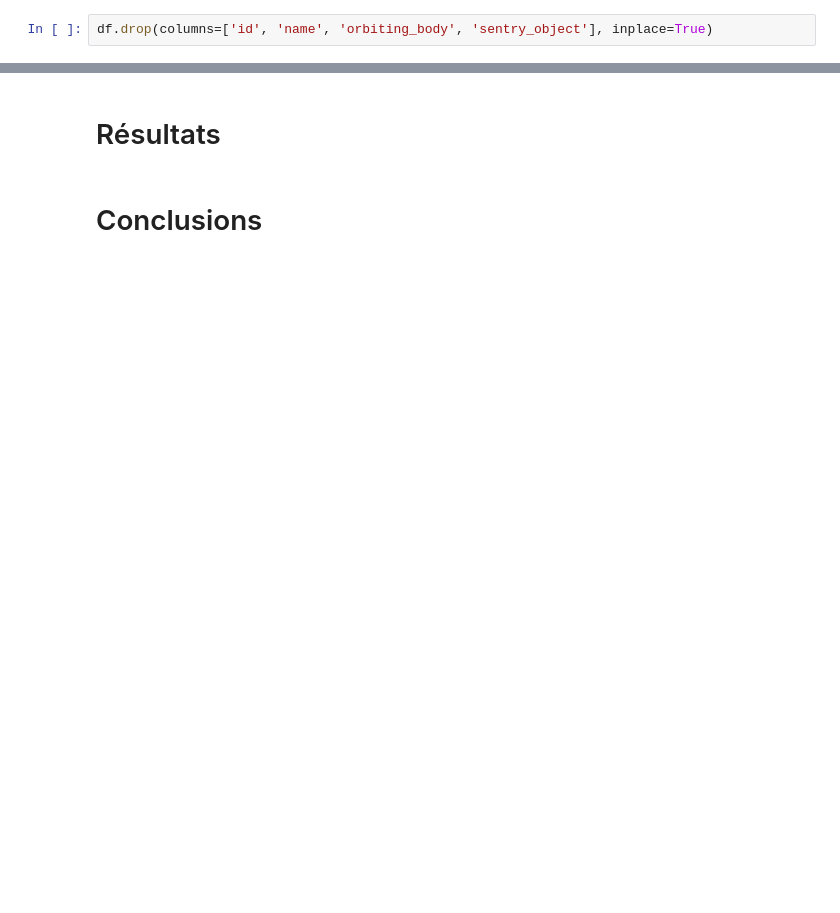
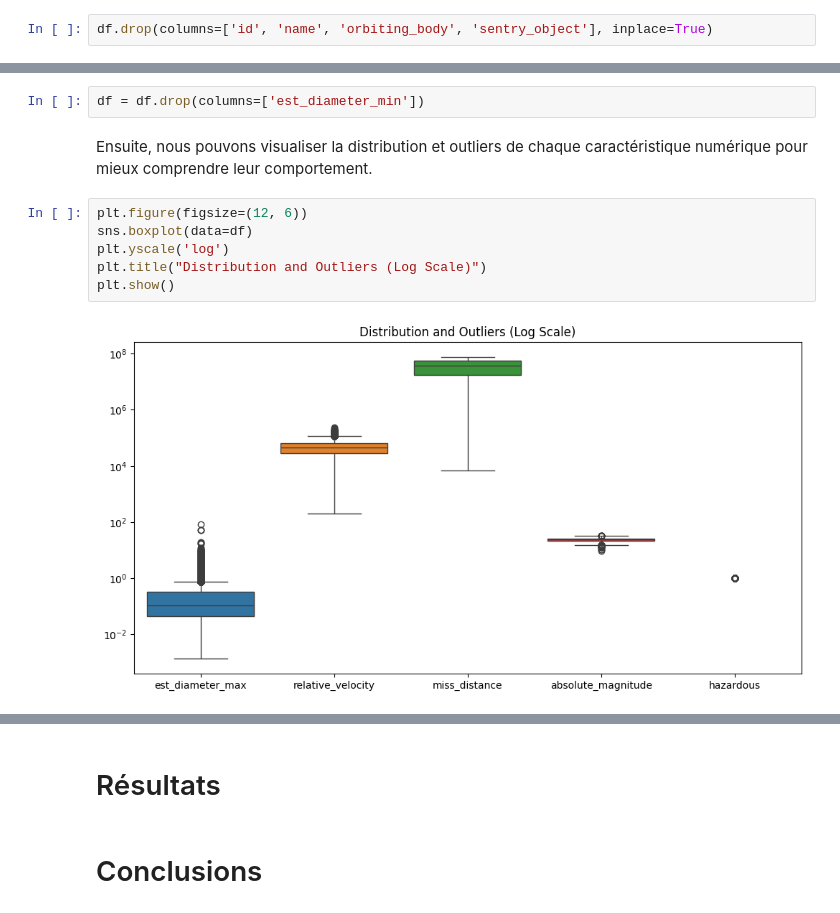
Before and after one commit to RobinBecard/NASA_Near-Earth-Objects_Classification, a Jupyter notebook: notebooks/IFT712_Project.ipynb, the cells around one changed output, grey strips where cells are left out. Drawn from its saved outputs; the diff is of its cells as text; blank space fills up the shorter version.

```diff
--- a/notebooks/IFT712_Project.ipynb
+++ b/notebooks/IFT712_Project.ipynb
@@ -220,0 +234,12 @@ Pour finir, nous ne prenons bien évidemment pas l'attribut hazardous en compte
+# %%
+df = df.drop(columns=['est_diameter_min'])
+# %% [markdown]
+Ensuite, nous pouvons visualiser la distribution et outliers de chaque caractéristique numérique pour mieux comprendre leur comportement.
+# %%
+plt.figure(figsize=(12, 6))
+sns.boxplot(data=df)
+plt.yscale('log')
+plt.title("Distribution and Outliers (Log Scale)")
+plt.show()
+# %% [output]
+[figure, added]
```
Also changed, not shown: parts of 13 cells of this notebook, 2 other files.
